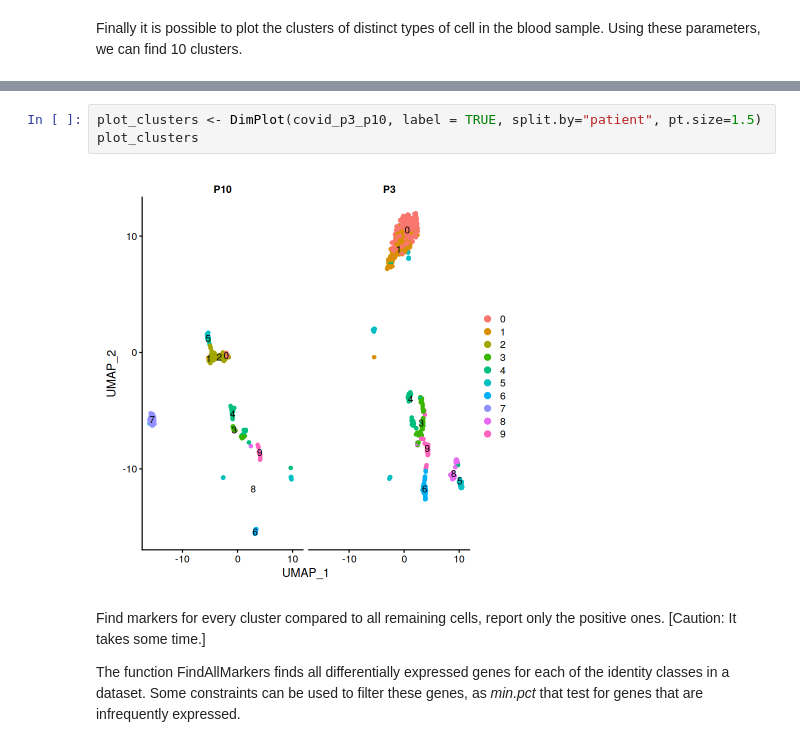
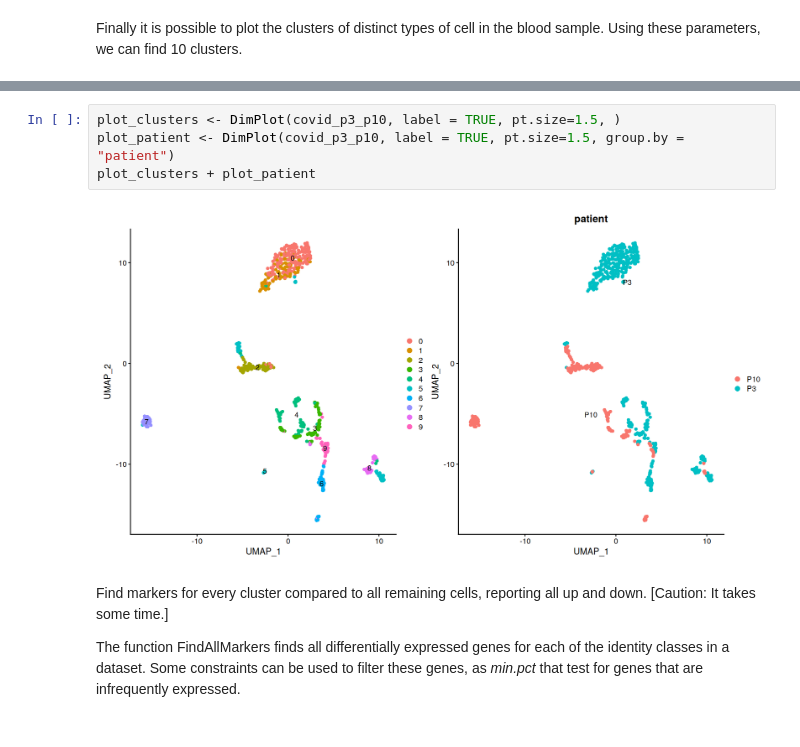
Before and after one commit to waldeyr/single_cell_analysis, a Jupyter notebook: Single_Cell_RNA_Seq.ipynb, the cells around one changed output, grey strips where cells are left out. Cells and saved outputs as stored; diff of their text form.

Commit message:
Single_Cell_RNA_Seq

```diff
--- a/Single_Cell_RNA_Seq.ipynb
+++ b/Single_Cell_RNA_Seq.ipynb
@@ -297,12 +283,13 @@ A data.frame: 6 × 7
 | P3-AACACGTTCGTGGGAA | COVID-19 | 7600 | 2258 | P3 | 3.539474 | 0 | 0 |
 | P3-AACACGTTCTTGCCGT | COVID-19 | 21327 | 3385 | P3 | 2.977446 | 6 | 6 |
 # %%
-plot_clusters <- DimPlot(covid_p3_p10, label = TRUE, split.by="patient", pt.size=1.5)
-plot_clusters
+plot_clusters <- DimPlot(covid_p3_p10, label = TRUE, pt.size=1.5, )
+plot_patient <- DimPlot(covid_p3_p10, label = TRUE, pt.size=1.5, group.by = "patient")
+plot_clusters + plot_patient
 # %% [output]
-[figure, old version]
+[figure, new version]
 # %% [markdown]
-Find markers for every cluster compared to all remaining cells, report only the positive ones. \[Caution: It takes some time.\]
+Find markers for every cluster compared to all remaining cells, reporting all up and down. \[Caution: It takes some time.\]
 
 The function FindAllMarkers finds all differentially expressed genes for each of the identity classes in a dataset. Some constraints can be used to filter these genes, as *min.pct* that test for genes that are infrequently expressed.
 # %%
```
Also changed, not shown: parts of 17 cells of this notebook.
